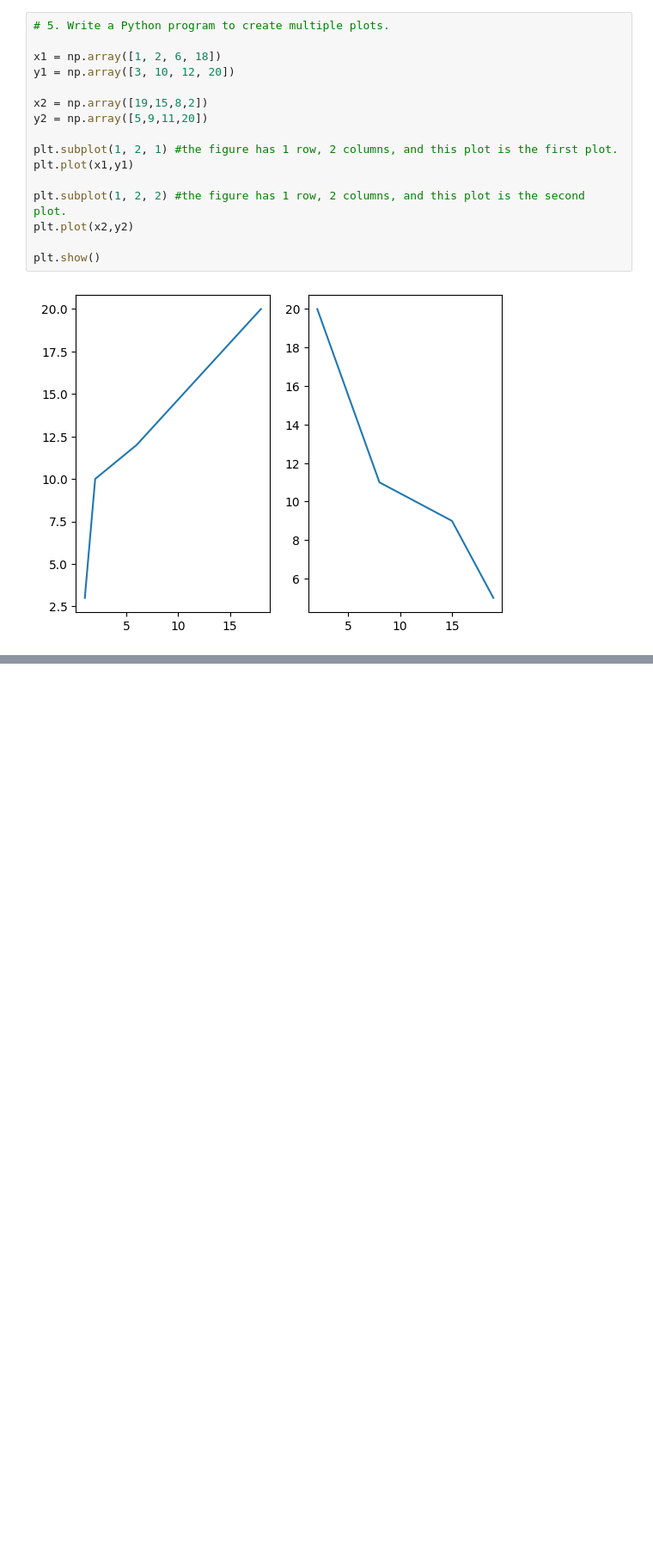
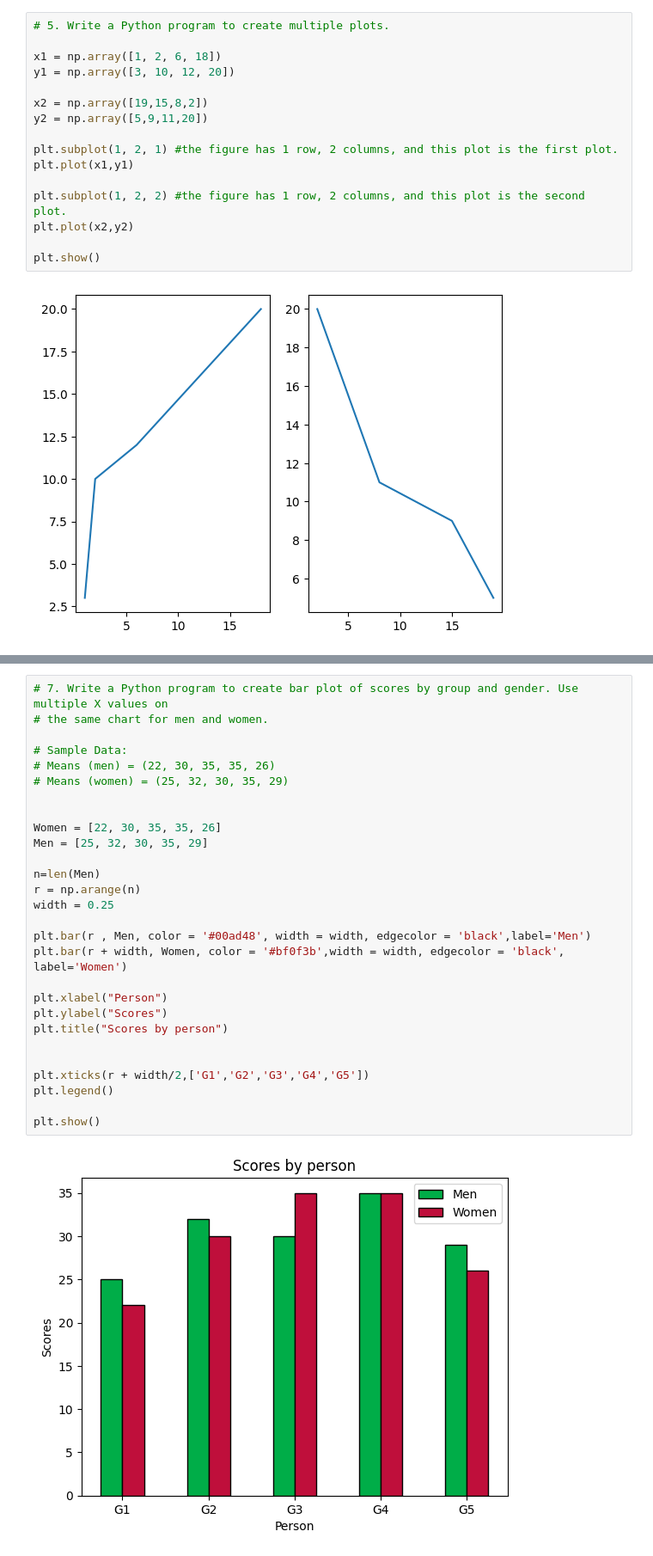
Before and after one commit to Hiranbaburaj/DataScience-Lab, a Jupyter notebook: Ex-3.ipynb, the cells around one changed output, grey strips where cells are left out. Shown at 86% size. Saved outputs shown, nothing was run; the diff lists cells and outputs as text; blank space fills up the shorter version.

```diff
--- a/Ex-3.ipynb
+++ b/Ex-3.ipynb
@@ -100,0 +122,30 @@ plt.show()
+# %%
+# 7. Write a Python program to create bar plot of scores by group and gender. Use multiple X values on
+# the same chart for men and women.
+
+# Sample Data:
+# Means (men) = (22, 30, 35, 35, 26)
+# Means (women) = (25, 32, 30, 35, 29)
+
+
+Women = [22, 30, 35, 35, 26]
+Men = [25, 32, 30, 35, 29]
+
+n=len(Men)
+r = np.arange(n)
+width = 0.25
+
+plt.bar(r , Men, color = '#00ad48', width = width, edgecolor = 'black',label='Men')
+plt.bar(r + width, Women, color = '#bf0f3b',width = width, edgecolor = 'black', label='Women')
+
+plt.xlabel("Person")
+plt.ylabel("Scores")
+plt.title("Scores by person")
+
+
+plt.xticks(r + width/2,['G1','G2','G3','G4','G5'])
+plt.legend()
+
+plt.show()
+# %% [output]
+[figure, added]
```
Also changed, not shown: parts of 4 cells of this notebook.
